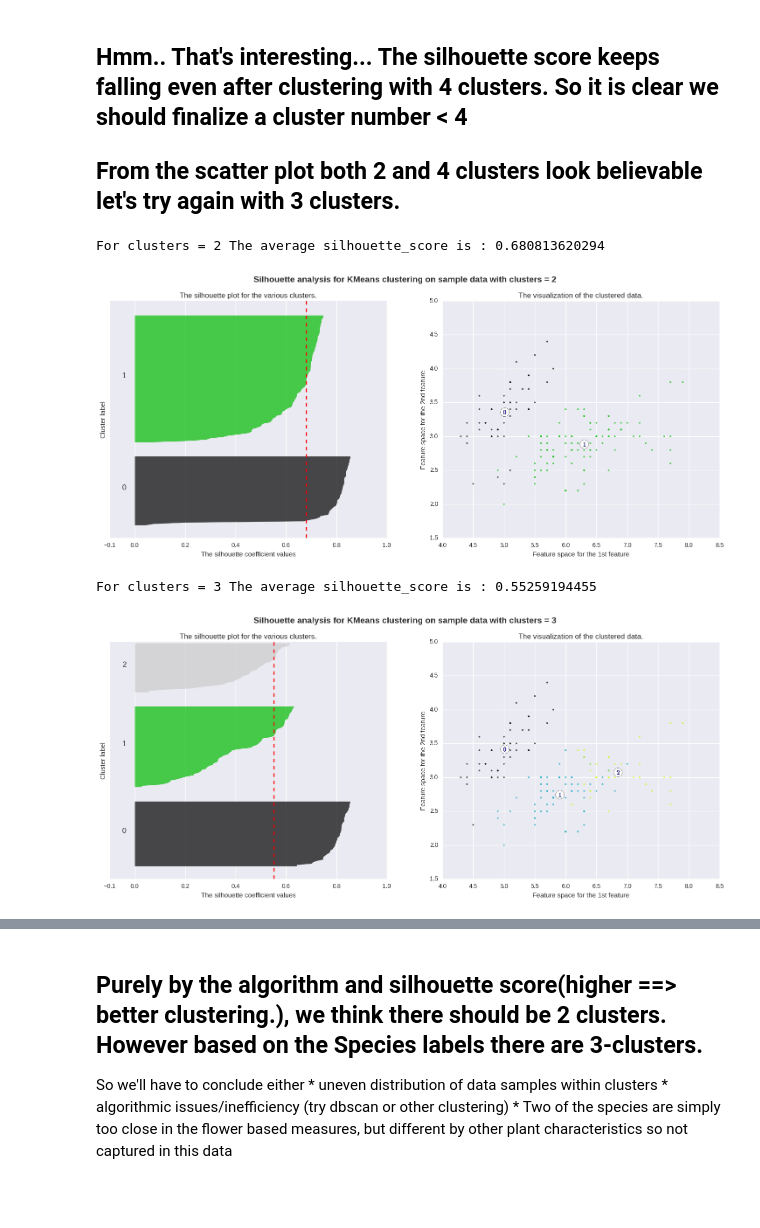
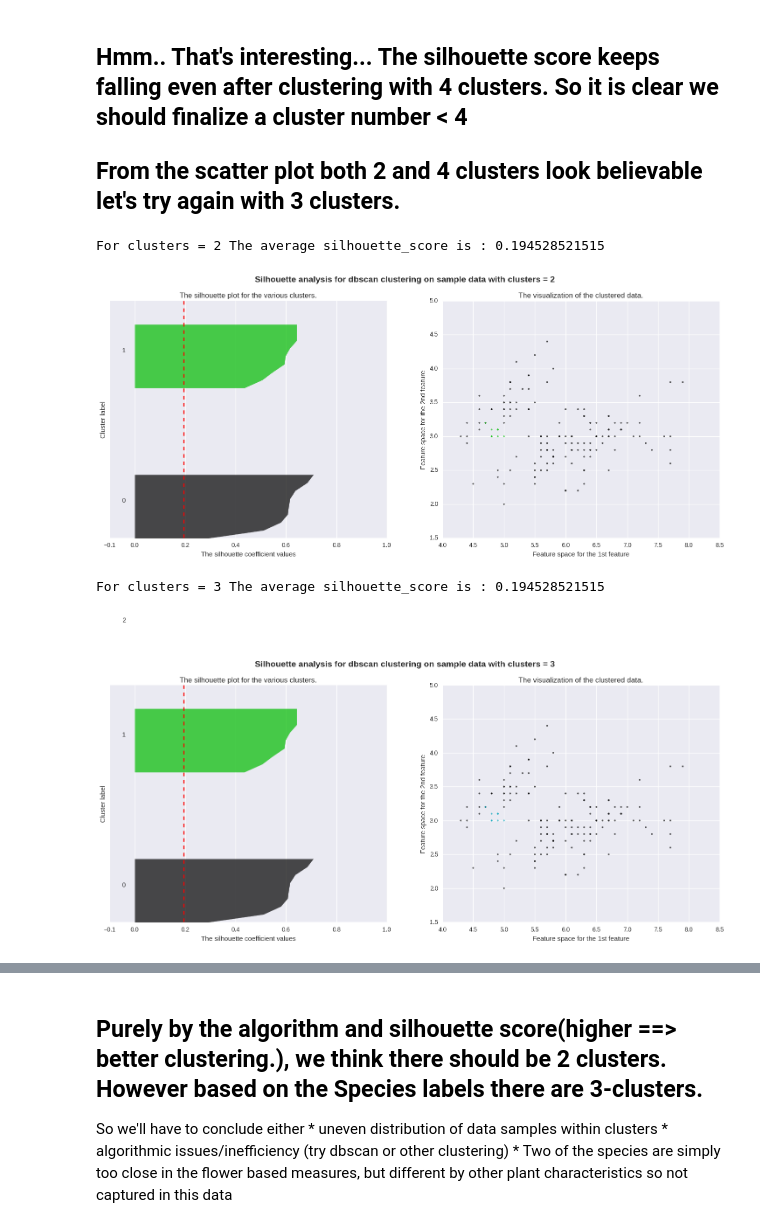
Before and after one commit to greytip/dsu-examples, a Jupyter notebook: IrisDataExplorer.ipynb, the cells around one changed output, grey strips where cells are left out. Saved outputs shown, nothing was run; the diff lists cells and outputs as text; code cells hidden in the pictures; blank space fills up the shorter version.

Commit message:
Adding a few more clustering examples

```diff
--- a/IrisDataExplorer.ipynb
+++ b/IrisDataExplorer.ipynb
@@ -141,10 +141,10 @@ For clusters = 6 The average silhouette_score is : 0.371218050546
    ## Hmm.. That's interesting... The silhouette score keeps falling even after clustering with 4 clusters. So it is clear we should finalize a cluster number < 4
    ## From the scatter plot both 2 and 4 clusters look believable let's try again with 3 clusters.
 # %%
-analyze.silhouette_analyze(tempDf, cluster_type='KMeans', n_clusters=range(2,4))
+analyze.silhouette_analyze(tempDf, cluster_type='dbscan', n_clusters=range(2,4))
 # %% [output]
-For clusters = 2 The average silhouette_score is : 0.680813620294
+For clusters = 2 The average silhouette_score is : 0.194528521515
-[figure, old version]
+[figure, new version]
-For clusters = 3 The average silhouette_score is : 0.55259194455
+For clusters = 3 The average silhouette_score is : 0.194528521515
-[figure, old version]
+[figure, new version]
 [interactive output not drawn]
```
Also changed, not shown: parts of 6 cells of this notebook.
